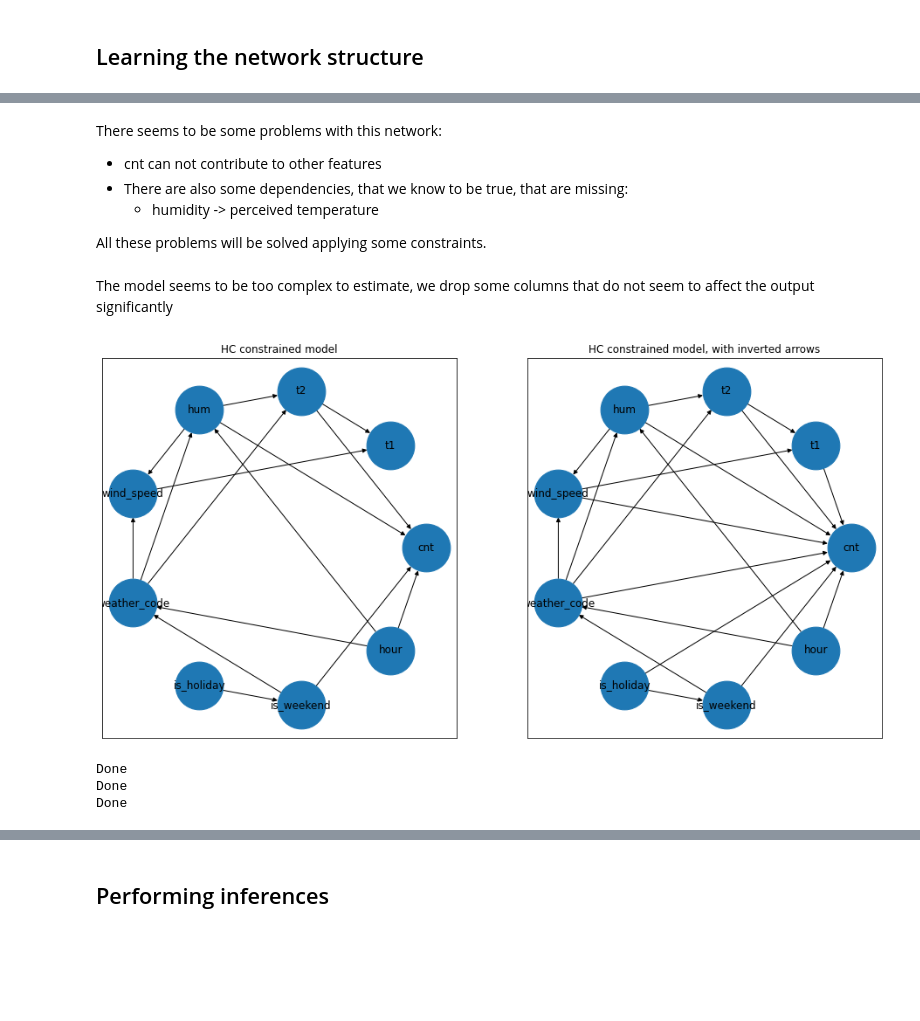
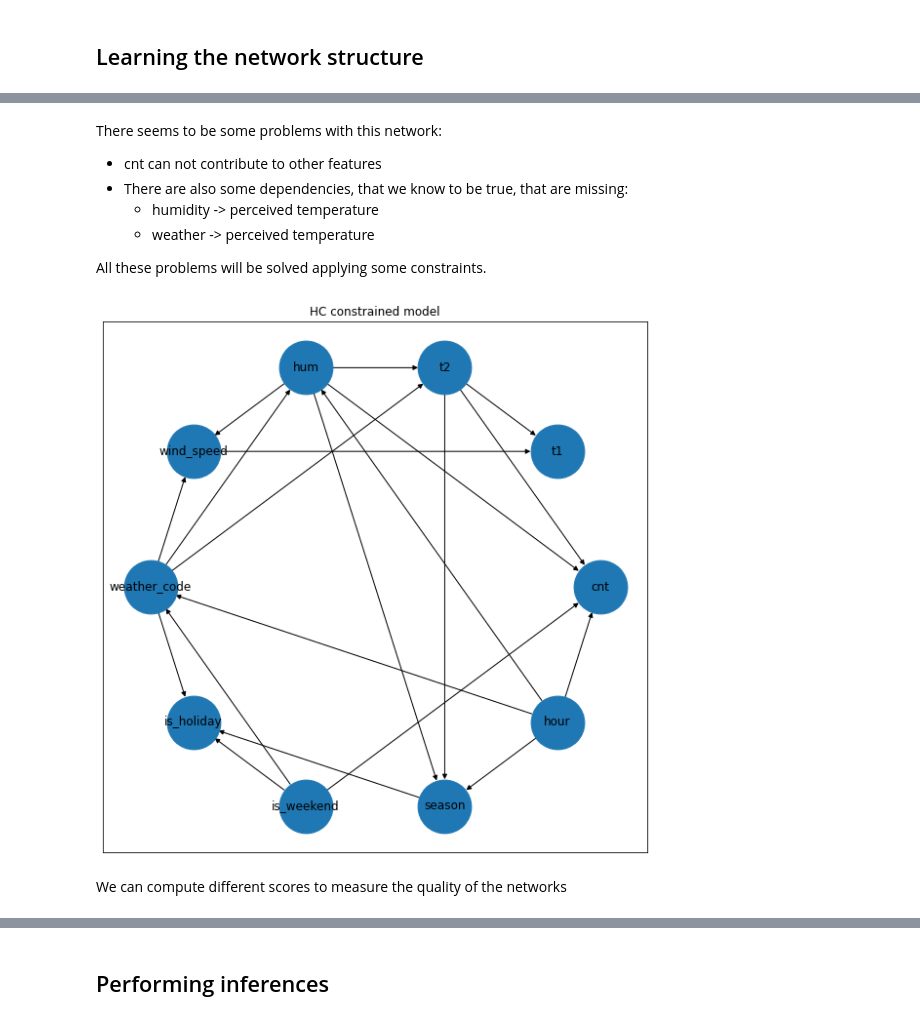
Before and after one commit to CarloLonghi/bike-sharing-prediction, a Jupyter notebook: bike_rental_prediction.ipynb, the cells around one changed output, grey strips where cells are left out. Drawn from its saved outputs; the diff is of its cells as text; code cells hidden in the pictures; blank space fills up the shorter version.

```diff
--- a/bike_rental_prediction.ipynb
+++ b/bike_rental_prediction.ipynb
@@ -150,9 +163,9 @@ Index(['cnt', 't1', 't2', 'hum', 'wind_speed', 'weather_code', 'is_holiday',
 # %%
 from pgmpy.models import BayesianNetwork
 
-custom_model = BayesianNetwork([('t1', 'cnt'), ('t2', 'cnt'), ('hum', 'cnt'), ('wind_speed', 'cnt'),
+custom_model = BayesianNetwork([('t2', 'cnt'), ('wind_speed', 'cnt'),
                               ('weather_code', 'cnt'), ('is_holiday', 'cnt'), ('is_weekend', 'cnt'),
-                              ('season', 'cnt'), ('hour','cnt'),
+                              ('hour','cnt'),
                               ('t1','t2'), ('hum', 't2'), ('wind_speed', 't2'), ('weather_code', 't2'),
                               ('season', 't1'), ('weather_code', 't2'),
                               ('wind_speed', 'hum'), ('weather_code', 'hum')])
@@ -163,5 +176,4 @@ pos = {'cnt': [0, 1], 't1': [1.5, 1.5], 't2': [-1.5, 1.5], 'hum': [-0.5,  2],
 fig, ax = plt.subplots(1, 1, figsize=(8, 8))
 nx.draw_networkx(custom_model, pos=pos, ax=ax, node_size=5000)
 ax.set_title('Custom model')
-fig.savefig('custom_bn')
 # %% [output]
@@ -193,6 +218,0 @@ A way to overcome this problem is to use a Bayesian Estimator, with some prior:
-# %%
-from pgmpy.estimators import BayesianEstimator
-
-bes = BayesianEstimator(custom_model, data)
-custom_model.fit(data, estimator=BayesianEstimator, prior_type='BDeu', equivalent_sample_size=10)
-print(custom_model.get_cpds(node='t1'))
@@ -246,7 +238,6 @@ There seems to be some problems with this network:
 - cnt can not contribute to other features
 - There are also some dependencies, that we know to be true, that are missing:
     - humidity -> perceived temperature
+    - weather -> perceived temperature
 
 All these problems will be solved applying some constraints.
-# %% [markdown]
-The model seems to be too complex to estimate, we drop some columns that do not seem to affect the output significantly
@@ -255,38 +244,33 @@ data_small = data.drop(columns=['season'])
 # %%
-fixed_edges = [('hum', 't2'),]
+fixed_edges = [('hum', 't2'),('weather_code','t2')]
 
 # On_chart cannot be the cause of anything
 black_list = [('cnt', c) for c in data.columns]
 
-scorer = BDeuScore(data=data_small)
-hc = HillClimbSearch(data=data_small)
+scorer = BDeuScore(data=data)
+hc = HillClimbSearch(data=data)
 hc_constr_model = hc.estimate(scoring_method=scorer, fixed_edges=fixed_edges, black_list=black_list, show_progress=False)
 
-fixed_edges += [(c, 'cnt') for c in ['t2', 'hum', 'wind_speed', 'weather_code', 'is_weekend','hour','t1','is_holiday']]
-hc_inv_model = hc.estimate(scoring_method=scorer, fixed_edges=fixed_edges, black_list=black_list, show_progress=False)
+#fixed_edges += [(c, 'cnt') for c in ['t2', 'hum', 'wind_speed', 'weather_code', 'is_weekend','hour','t1','is_holiday']]
+#hc_fc_model = hc.estimate(scoring_method=scorer, fixed_edges=fixed_edges, black_list=black_list, show_progress=False)
 
-fig, ax = plt.subplots(1, 2, figsize=(16, 8))
-nx.draw_networkx(hc_constr_model, pos=nx.drawing.layout.circular_layout(hc_constr_model), ax=ax[0], node_size=3000)
-nx.draw_networkx(hc_inv_model, pos=nx.drawing.layout.circular_layout(hc_constr_model), ax=ax[1], node_size=3000)
-ax[0].set_title('HC constrained model')
-ax[1].set_title('HC constrained model, with inverted arrows')
+fig, ax = plt.subplots(1, 1, figsize=(10, 10))
+nx.draw_networkx(hc_constr_model, pos=nx.drawing.layout.circular_layout(hc_constr_model), ax=ax, node_size=3000)
+#nx.draw_networkx(hc_fc_model, pos=nx.drawing.layout.circular_layout(hc_constr_model), ax=ax[1], node_size=3000)
+ax.set_title('HC constrained model')
+#ax[1].set_title('HC fully constrained model')
 
 hc_constr_model = BayesianNetwork(hc_constr_model.edges())
-hc_inv_model = BayesianNetwork(hc_inv_model.edges())
+#hc_fc_model = BayesianNetwork(hc_fc_model.edges())
 # %% [output]
-[figure, old version]
+[figure, new version]
 # %%
 # The tree model seems inaccurate, so it is omitted, too
 hc_base_model.fit(data, estimator=MaximumLikelihoodEstimator)
-print("Done")
 hc_constr_model.fit(data, estimator=MaximumLikelihoodEstimator)
-print("Done")
-hc_inv_model.fit(data, estimator=MaximumLikelihoodEstimator)
-print("Done")
+#hc_fc_model.fit(data, estimator=MaximumLikelihoodEstimator)
-# %% [output]
-Done
-Done
-Done
+# %% [markdown]
+We can compute different scores to measure the quality of the networks
 # %%
 from pgmpy.estimators import BDeuScore, K2Score, BicScore
 
```
Also changed, not shown: parts of 42 cells of this notebook, 4 other files.
